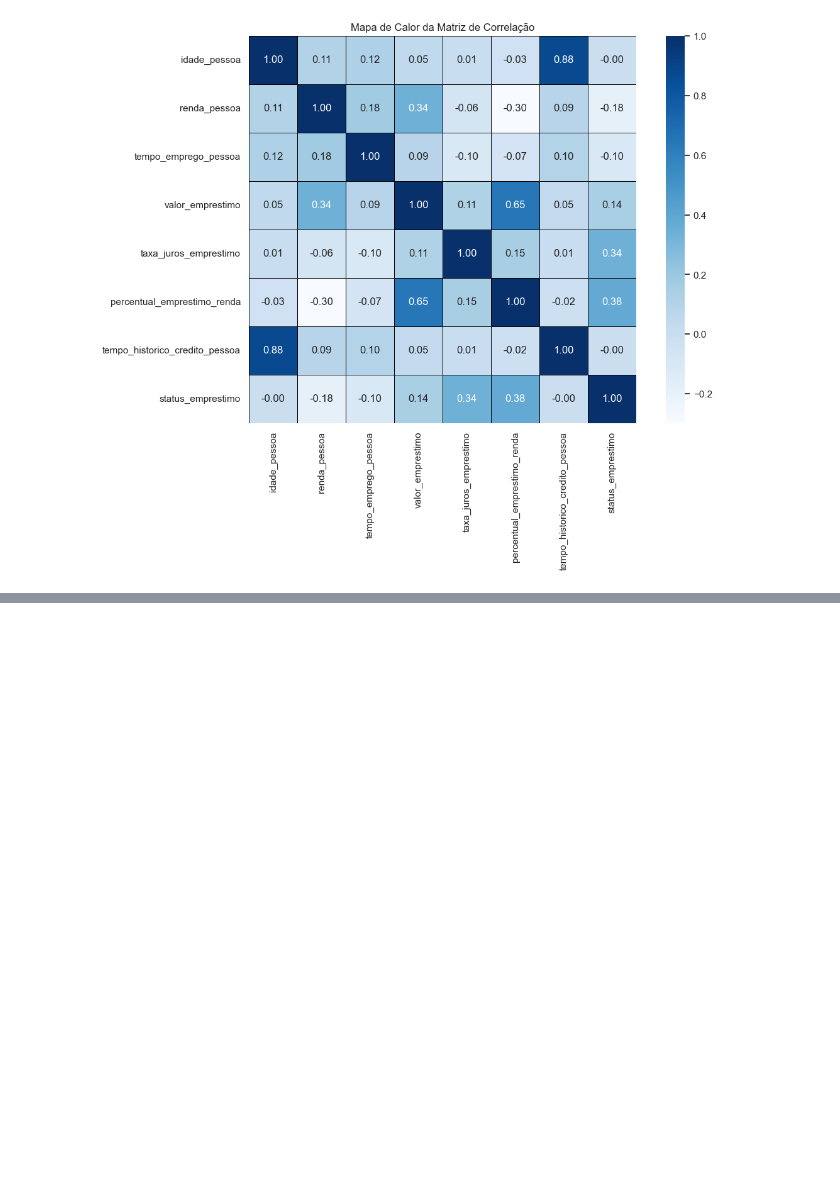
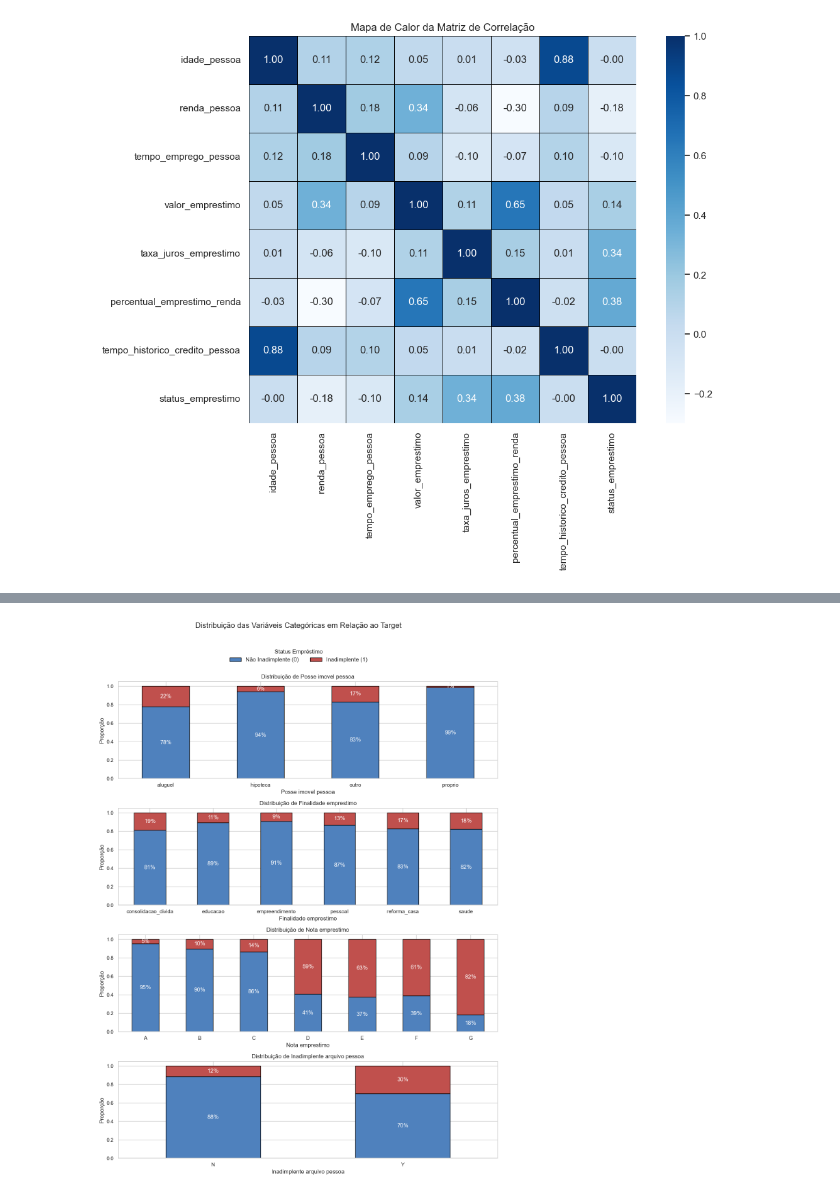
Before and after one commit to tnleite/loan-approval-prediction, a Jupyter notebook: 02-Analise/loan-approval-prediction.ipynb, the cells around one changed output, grey strips where cells are left out. Drawn from its saved outputs; the diff is of its cells as text; code cells hidden in the pictures; blank space fills up the shorter version.

```diff
--- a/02-Analise/loan-approval-prediction.ipynb
+++ b/02-Analise/loan-approval-prediction.ipynb
@@ -904,0 +1016,42 @@ plt.show()
+# %%
+import matplotlib.pyplot as plt
+import seaborn as sns
+
+# Configurando o número de linhas e colunas para o grid de gráficos
+num_rows = len(colunas_categoricas)
+num_cols = 1
+
+# Criando a figura com subplots
+fig, axes = plt.subplots(num_rows, num_cols, figsize=(12, num_rows * 4))
+fig.suptitle("Distribuição das Variáveis Categóricas em Relação ao Target", fontsize=16, y=1.02)
+plt.subplots_adjust(top=0.90, hspace=0.5)
+
+# Loop para criar cada gráfico de contagem com proporções
+for i, col in enumerate(colunas_categoricas):
+    # Calculando as proporções para cada categoria
+    prop_df = df.groupby([col, 'status_emprestimo']).size().unstack().fillna(0)
+    prop_df = prop_df.div(prop_df.sum(axis=1), axis=0)  # Convertendo para proporções
+
+    # Plotando gráfico de barras empilhadas sem legenda
+    prop_df.plot(kind='bar', stacked=True, color=['#4F81BD', '#C0504D'], ax=axes[i], edgecolor='black', legend=False)
+
+    # Ajustando rótulos e título
+    axes[i].set_title(f'Distribuição de {col.capitalize().replace("_", " ")}')
+    axes[i].set_xlabel(col.capitalize().replace("_", " "))
+    axes[i].set_ylabel("Proporção")
+
+    # Ajustando o texto das categorias do eixo X para horizontal
+    axes[i].tick_params(axis='x', rotation=0)
+
+    # Adicionando as porcentagens nas barras
+    for c in axes[i].containers:
+        labels = [f'{v * 100:.0f}%' if v > 0 else '' for v in c.datavalues]
+        axes[i].bar_label(c, labels=labels, label_type='center', fontsize=12, color='white')
+
+# Adicionando a legenda personalizada logo abaixo do título principal e ajustando o espaçamento
+fig.legend(["Não Inadimplente (0)", "Inadimplente (1)"], loc='upper center', ncol=2, title="Status Empréstimo", fontsize=12, title_fontsize=12, bbox_to_anchor=(0.5, 0.98))
+plt.tight_layout(rect=[0, 0, 1, 0.96])
+
+plt.show()
+# %% [output]
+[figure, added]
```
Also changed, not shown: parts of 13 cells of this notebook.
